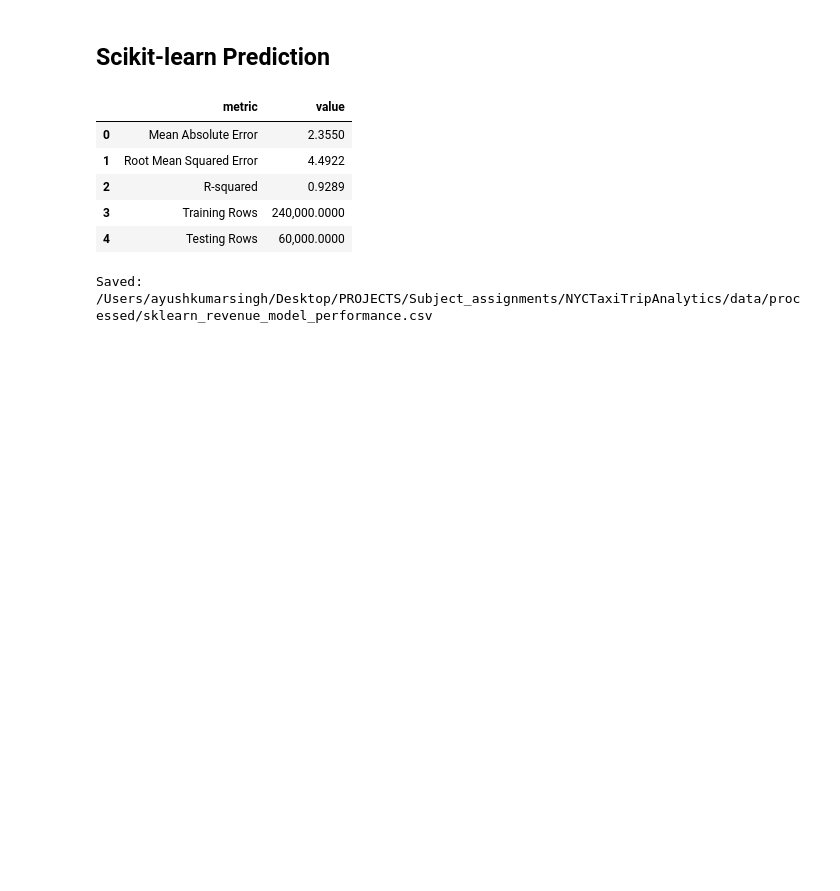
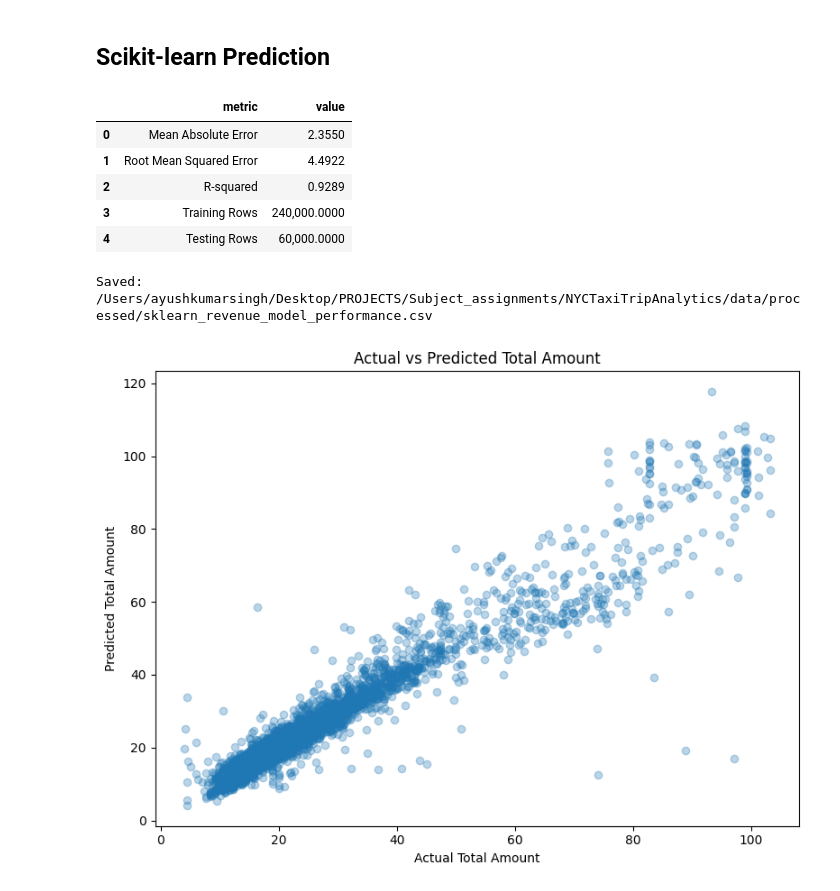
Before and after one commit to angelonels/NYCTaxiTripAnalytics, a Jupyter notebook: notebooks/04_statistical_analysis.ipynb, the cells around one changed output. Cells and saved outputs as stored; diff of their text form; code cells hidden in the pictures; blank space fills up the shorter version.

```diff
--- a/notebooks/04_statistical_analysis.ipynb
+++ b/notebooks/04_statistical_analysis.ipynb
@@ -839,3 +839,23 @@ sklearn_regression_performance
 save_dataframe(sklearn_regression_performance, "sklearn_revenue_model_performance.csv")
 # %% [output]
 Saved: /Users/ayushkumarsingh/Desktop/PROJECTS/Subject_assignments/NYCTaxiTripAnalytics/data/processed/sklearn_revenue_model_performance.csv
+# %%
+actual_vs_predicted_sample = pd.DataFrame({
+    "actual_total_amount": y_test,
+    "predicted_total_amount": y_predicted,
+}).sample(n=min(5_000, len(y_test)), random_state=42)
+
+plt.figure(figsize=(8, 6))
+plt.scatter(
+    actual_vs_predicted_sample["actual_total_amount"],
+    actual_vs_predicted_sample["predicted_total_amount"],
+    alpha=0.3,
+)
+plt.title("Actual vs Predicted Total Amount")
+plt.xlabel("Actual Total Amount")
+plt.ylabel("Predicted Total Amount")
+plt.tight_layout()
+plt.savefig(figures_dir / "actual_vs_predicted_total_amount.png", dpi=300)
+plt.show()
+# %% [output]
+[figure, added]
```
